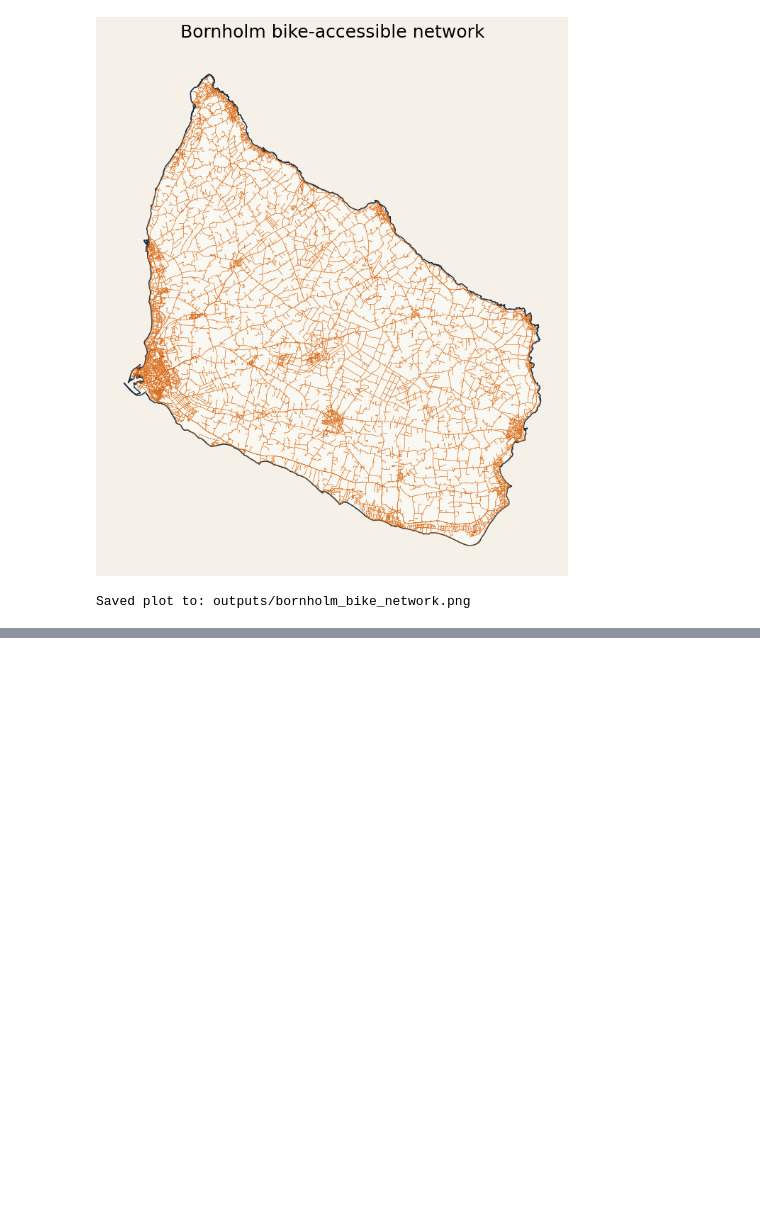
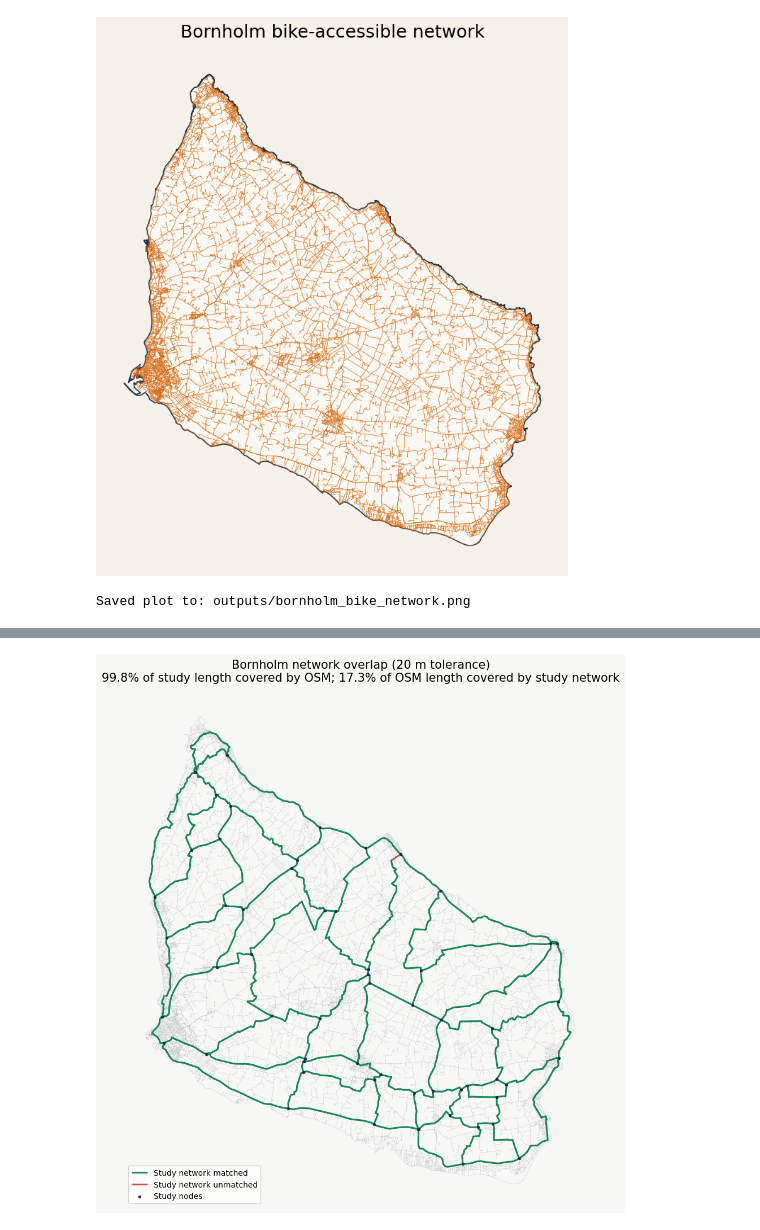
Before and after one commit to AstridArh/bike_safety, a Jupyter notebook: osm_data_exploration/bike_network.ipynb, the cells around one changed output, grey strips where cells are left out. Cells and saved outputs as stored; diff of their text form; code cells hidden in the pictures; blank space fills up the shorter version.

```diff
--- a/osm_data_exploration/bike_network.ipynb
+++ b/osm_data_exploration/bike_network.ipynb
@@ -186,0 +517,30 @@ Saved plot to: outputs/bornholm_bike_network.png
+# %%
+matched_geometry = study_network.intersection(osm_detail_buffer)
+unmatched_geometry = study_network.difference(osm_detail_buffer)
+
+matched_gs = gpd.GeoSeries([matched_geometry], crs=STUDY_CRS)
+unmatched_gs = gpd.GeoSeries([unmatched_geometry], crs=STUDY_CRS)
+
+detail_row = overlap.loc[overlap["tolerance_m"] == DETAIL_TOLERANCE_M].iloc[0]
+
+fig, ax = plt.subplots(figsize=(11, 10), facecolor="#f7f7f5")
+osm_edges.plot(ax=ax, color="#b8bcc2", linewidth=0.25, alpha=0.55, zorder=1)
+matched_gs.plot(ax=ax, color="#16855b", linewidth=2.2, zorder=3, label="Study network matched")
+if not unmatched_geometry.is_empty:
+    unmatched_gs.plot(ax=ax, color="#d94841", linewidth=2.2, zorder=4, label="Study network unmatched")
+study_nodes.plot(ax=ax, color="#172b4d", markersize=8, zorder=5, label="Study nodes")
+
+ax.set_title(
+    f"Bornholm network overlap ({DETAIL_TOLERANCE_M} m tolerance)\n"
+    f"{detail_row['study_coverage_pct']:.1f}% of study length covered by OSM; "
+    f"{detail_row['osm_coverage_pct']:.1f}% of OSM length covered by study network",
+    fontsize=15,
+    pad=14,
+)
+ax.legend(frameon=True, loc="lower left")
+ax.set_axis_off()
+fig.tight_layout()
+fig.savefig(OUTPUT_DIR / "bornholm_network_overlap_map.png", dpi=240, bbox_inches="tight")
+plt.show()
+# %% [output]
+[figure, added]
```
Also changed, not shown: parts of 16 cells of this notebook, 8 other files.
